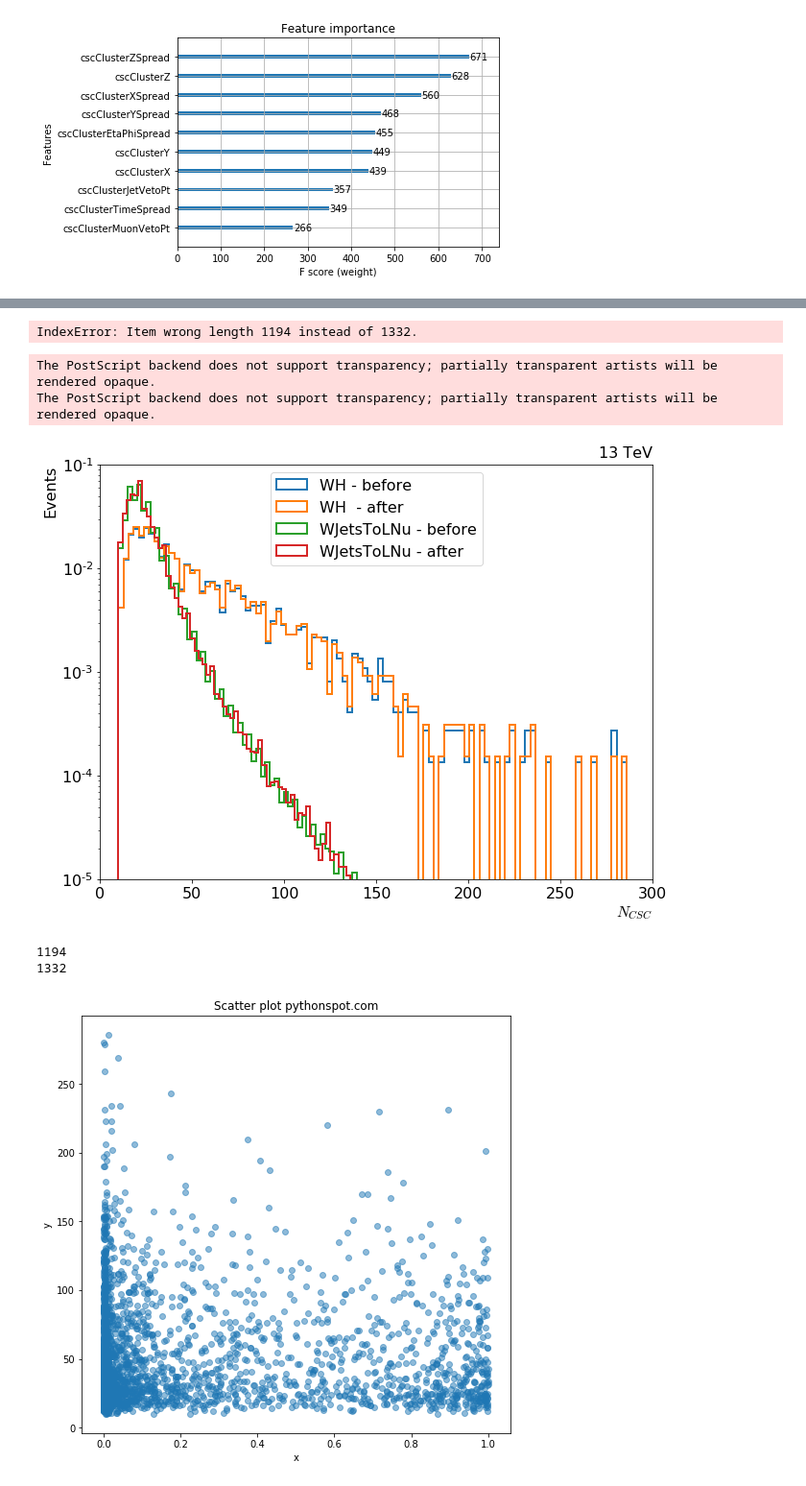
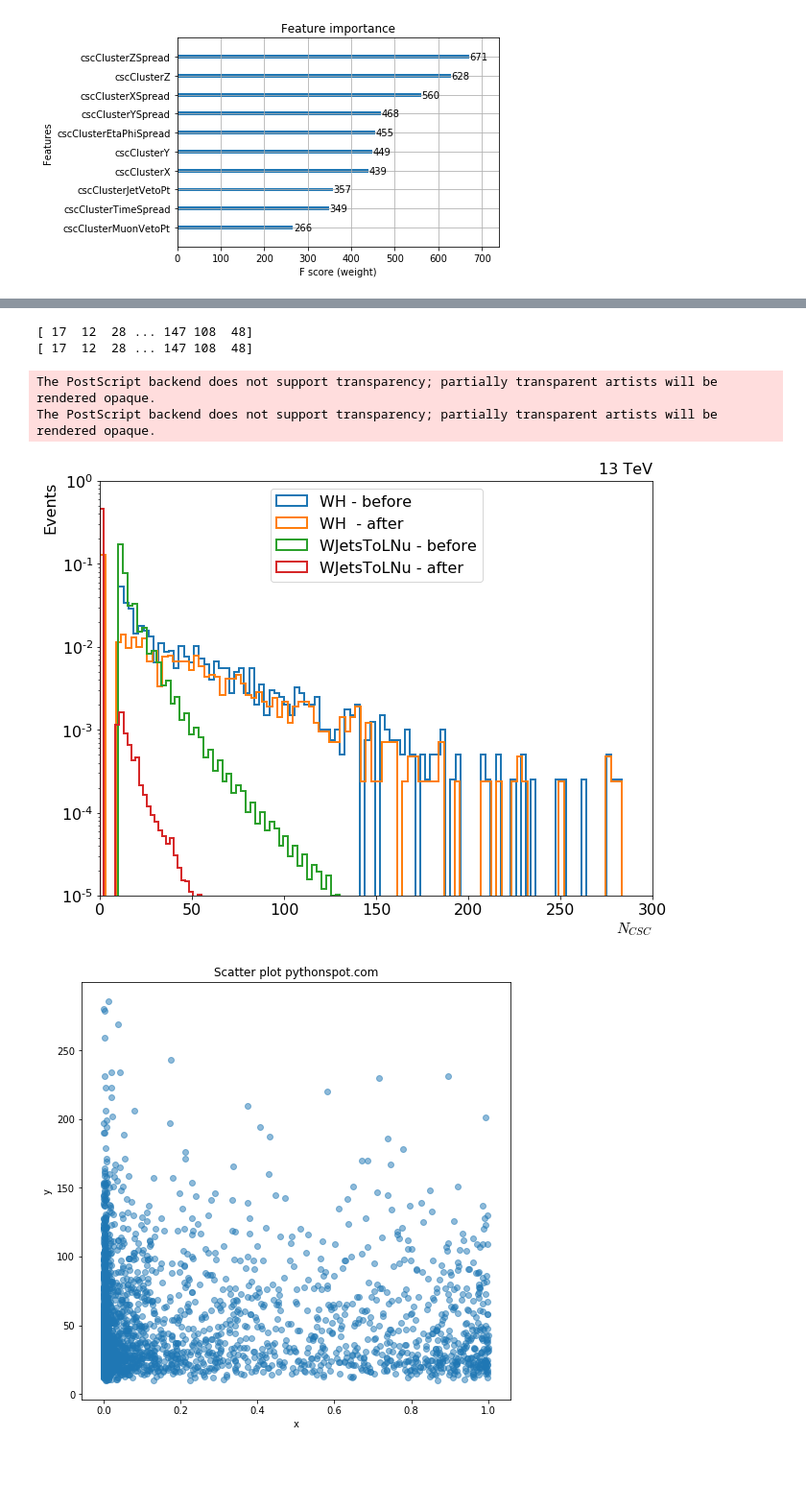
Before and after one commit to cms-lpc-llp/delayed_jet_analyzer, a Jupyter notebook: plot_scripts/LLP_muon_system_studies/Test_scripts/muon_llp_analyzer_bdt_exe.ipynb, the cells around one changed output, grey strips where cells are left out. Shown at 96% size. Cells and saved outputs as stored; diff of their text form; code cells hidden in the pictures.

```diff
--- a/plot_scripts/LLP_muon_system_studies/Test_scripts/muon_llp_analyzer_bdt_exe.ipynb
+++ b/plot_scripts/LLP_muon_system_studies/Test_scripts/muon_llp_analyzer_bdt_exe.ipynb
@@ -310,12 +296,14 @@ def bdt_execution(signal_df, bkg_df, signal_y, veto_setup):
     x = np.concatenate([bkg_df.values, signal_df.values])
 #     y = np.concatenate([np.zeros(len(bkg_df)), np.ones(len(signal_df))])
     y = np.concatenate([np.zeros(len(bkg_df)), signal_y])
+    jet_veto = np.concatenate([jetVeto_signal.values, jetVeto_bkg.values])
+    muon_veto = np.concatenate([muonVeto_signal.values, muonVeto_bkg.values])
 
     # Split data into train/test sets
     seed = 7
     test_size = 0.2
     sample_size = 1.0
-    x_train, x_test, y_train, y_test = train_test_split(x, y, train_size = sample_size*(1-test_size), test_size=sample_size*test_size, random_state=seed)
+    x_train, x_test, y_train, y_test, jet_train, jet_test, muon_train, muon_test = train_test_split(x, y, jet_veto, muon_veto, train_size = sample_size*(1-test_size), test_size=sample_size*test_size, random_state=seed)
 
     # Run XGB Classifier
     model = xgb.XGBClassifier(max_depth=4, learning_rate=0.1, n_estimators=400, verbosity=2, n_jobs=4, reg_lambda=1.0, silent=1)
@@ -422,4 +410,4 @@ def bdt_execution(signal_df, bkg_df, signal_y, veto_setup):
     plt.savefig(plotDir+'training/myImportances_Fscore_' + test_name + veto_setup + '.eps', bbox_inches='tight')
     os.system("chmod 755 "+plotDir+"training/*")
 
-    return fpr, tpr, thr, disc_signal_prime, disc_bkg_prime
+    return fpr, tpr, thr, disc_signal_prime, disc_bkg_prime, jet_test, muon_test, y_test, y_pred
@@ -432,7 +414,7 @@ print(len(gen_matching_np))
 # %%
 # BDT trained with both IT/OOT but without any matched reco object pTs
 
-fpr_old, tpr_old, thr_old, disc_signal_old, disc_bkg_old = bdt_execution(old_signal, old_bkg, gen_matching_np, 'old_vars')
+fpr_old, tpr_old, thr_old, disc_signal_old, disc_bkg_old, jet_old, muon_old, y_old, y_pred_old = bdt_execution(old_signal, old_bkg, gen_matching_np, 'old_vars')
 # %% [output]
 Accuracy: 99.94%
 AUC: 0.9744132587418824
@@ -563,11 +584,9 @@ The PostScript backend does not support transparency; partially transparent arti
 # %%
-ncsc_signal_old = ncsc_signal.loc[disc_signal_old > 0.0011161413]
-ncsc_bkg_old = ncsc_bkg.loc[disc_bkg_old > 0.0011161413]
+# ncsc_signal_old = ncsc_signal.loc[disc_signal_old > 0.0011161413]
+# ncsc_bkg_old = ncsc_bkg.loc[disc_bkg_old > 0.0011161413]
 
-ncsc_signal_normal = ncsc_signal.loc[disc_signal_normal > 0.0011161413]
-ncsc_bkg_normal = ncsc_bkg.loc[disc_bkg_normal > 0.0011161413]
+# ncsc_signal_normal = ncsc_signal.loc[disc_signal_normal > 0.0011161413]
+# ncsc_bkg_normal = ncsc_bkg.loc[disc_bkg_normal > 0.0011161413]
 
-# ncsc_signal_in = ncsc_signal.loc[disc_signal_in > 0.0007614495]
-# ncsc_bkg_in = ncsc_bkg.loc[disc_bkg_in > 0.0007614495]
+# # ncsc_signal_in = ncsc_signal.loc[disc_signal_in > 0.0007614495]
+# # ncsc_bkg_in = ncsc_bkg.loc[disc_bkg_in > 0.0007614495]
-# %% [output]
-IndexError: Item wrong length 1194 instead of 1332.
@@ -574,44 +614,70 @@ IndexError: Item wrong length 1194 instead of 1332.
+# %%
+# Extracts nCsc background segments for each training type
+
+def ncsc_bkgextractor(cluster_sizes, cluster_counts, discriminator):
+    cluster_counter = 0
+    ncsc_before = []
+    ncsc_after = []
+    for event in cluster_counts:
+        ncsc_event_before = 0
+        ncsc_event_after = 0
+        for cluster in range(event):
+            ncsc_event_before += cluster_sizes[cluster_counter]
+            if discriminator[cluster_counter] > 0.0050625005:
+                ncsc_event_after += cluster_sizes[cluster_counter]
+            cluster_counter += 1
+        ncsc_before.append(ncsc_event_before)
+        ncsc_after.append(ncsc_event_after)
+    return np.array(ncsc_before), np.array(ncsc_after)
+# %%
+ncsc_signal_old_before, ncsc_signal_old_after = ncsc_signalextractor(size_signal['cscClusterSize'].to_numpy(), count_signal['nCscClusters'].to_numpy(), disc_signal_old, gen_matching_np)
+ncsc_signal_normal_before, ncsc_signal_normal_after = ncsc_signalextractor(size_signal['cscClusterSize'].to_numpy(), count_signal['nCscClusters'].to_numpy(), disc_signal_normal, gen_matching_np)
+ncsc_signal_in_before, ncsc_signal_in_after = ncsc_signalextractor(size_signal['cscClusterSize'].to_numpy(), count_signal['nCscClusters'].to_numpy(), disc_signal_in, in_gen_matching_np)
+
+ncsc_bkg_old_before, ncsc_bkg_old_after = ncsc_bkgextractor(size_bkg['cscClusterSize'].to_numpy(), count_bkg['nCscClusters'].to_numpy(), disc_bkg_old)
+ncsc_bkg_normal_before, ncsc_bkg_normal_after = ncsc_bkgextractor(size_bkg['cscClusterSize'].to_numpy(), count_bkg['nCscClusters'].to_numpy(), disc_bkg_normal)
+# ncsc_bkg_in_before, ncsc_bkg_in_after = ncsc_bkgextractor(size_bkg['cscClusterSize'].to_numpy(), count_bkg['nCscClusters'].to_numpy(), disc_bkg_in)
+# %%
+print(ncsc_signal_old_before)
+print(ncsc_signal_normal_before)
+# %% [output]
+[ 17  12  28 ... 147 108  48]
+[ 17  12  28 ... 147 108  48]
 # %%
 ##########################################################
 # make histogram of ncsc before and after BDT
 ##########################################################
 
 f = plt.figure(figsize=(10,8))
 ax = f.add_subplot(111)
 plt.subplots_adjust(top=0.9, bottom=0.15, left=0.15, right=0.95)
 # plt.hist(np.array(ncsc_signal).flatten(), bins=150, alpha=1.0, histtype="step", lw=2,)
-plt.hist(np.array(ncsc_signal).flatten(), density=True, bins=100, alpha=1.0, histtype="step", lw=2, label="WH - before")
-plt.hist(np.array(ncsc_signal_normal).flatten(), density=True, bins=100, alpha=1.0, histtype="step", lw=2, label="WH  - after")
-plt.hist(np.array(ncsc_bkg).flatten(), density=True, bins=100, alpha=1.0, histtype="step", lw=2, label="WJetsToLNu - before")
-plt.hist(np.array(ncsc_bkg_normal).flatten(), density=True, bins=100, alpha=1.0, histtype="step", lw=2, label="WJetsToLNu - after")
+plt.hist(ncsc_signal_old_before, density=True, bins=100, alpha=1.0, histtype="step", lw=2, label="WH - before")
+plt.hist(ncsc_signal_old_after, density=True, bins=100, alpha=1.0, histtype="step", lw=2, label="WH  - after")
+plt.hist(ncsc_bkg_old_before, density=True, bins=100, alpha=1.0, histtype="step", lw=2, label="WJetsToLNu - before")
+plt.hist(ncsc_bkg_old_after, density=True, bins=100, alpha=1.0, histtype="step", lw=2, label="WJetsToLNu - after")
 plt.yscale("log")
 plt.xlim([0.0, 300])
-plt.ylim([10**-5, 0.1])
+plt.ylim([10**-5, 1])
 plt.legend(loc="upper center", fontsize=16)
 plt.xlabel('$N_{CSC}$',horizontalalignment='right', x=1.0, fontsize=16)
 plt.ylabel('Events',horizontalalignment='right', y=1.0, fontsize=16)
 plt.xticks(fontsize=16)
 plt.yticks(fontsize=16)
 # plt.axvline(x=WP90_threshold, color="black", linestyle='--')
 # plt.axvline(x=WP80_threshold, color="black")
 # plt.text(0.84,0.9,'WP90: disc > %.4f'%WP90_threshold, fontsize=12, horizontalalignment='center', verticalalignment='center', transform=plt.gca().transAxes)
 # plt.text(0.84,0.8,'WP80: disc > %.4f'%WP80_threshold, fontsize=12, horizontalalignment='center', verticalalignment='center', transform=plt.gca().transAxes)
 # plt.text(0.0, 1.01, "CMS", ha='left', va='bottom', transform=ax.transAxes, weight='bold', fontsize=17)
 # plt.text(0.12, 1.01, "Simulation Preliminary", ha='left', va='bottom', transform=ax.transAxes, style='italic', fontsize=16)
 plt.text(1.0, 1.01, "13 TeV", ha='right', va='bottom', transform=ax.transAxes, fontsize=16)
 plt.savefig(plotDir+'training/mydiscriminator_' + test_name +'_logY.pdf')
 plt.savefig(plotDir+'training/mydiscriminator_' + test_name +'_logY.png')
 plt.savefig(plotDir+'training/mydiscriminator_' + test_name +'_logY.eps')
 # %% [output]
 The PostScript backend does not support transparency; partially transparent artists will be rendered opaque.
 The PostScript backend does not support transparency; partially transparent artists will be rendered opaque.
-[figure, old version]
+[figure, new version]
-# %%
-print(len(disc_signal_old))
-print(len(np.array(ncsc_signal)[:,0]))
-# %% [output]
-1194
-1332
 # %%
 f_heat, ax = plt.subplots(figsize=(8, 8))
 
```
Also changed, not shown: parts of 26 cells of this notebook, 1 other file.
